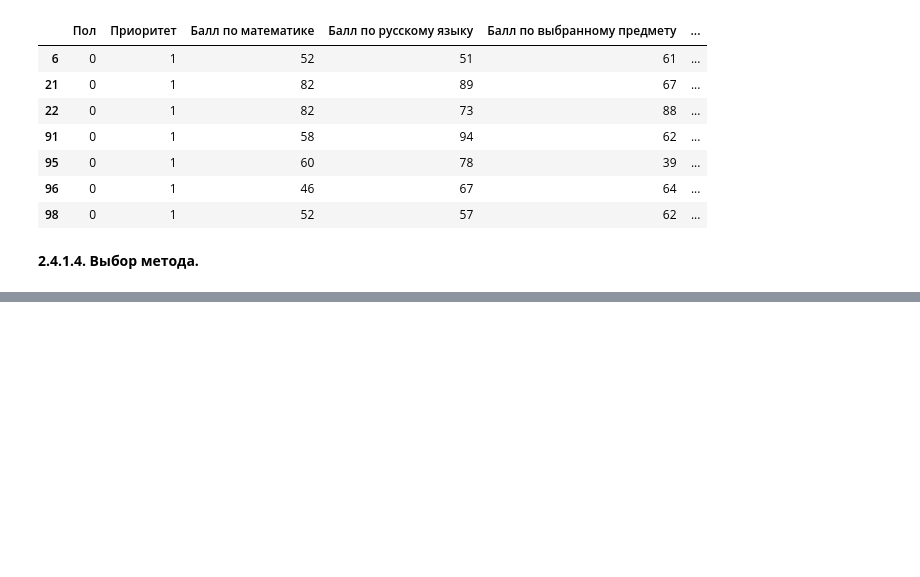
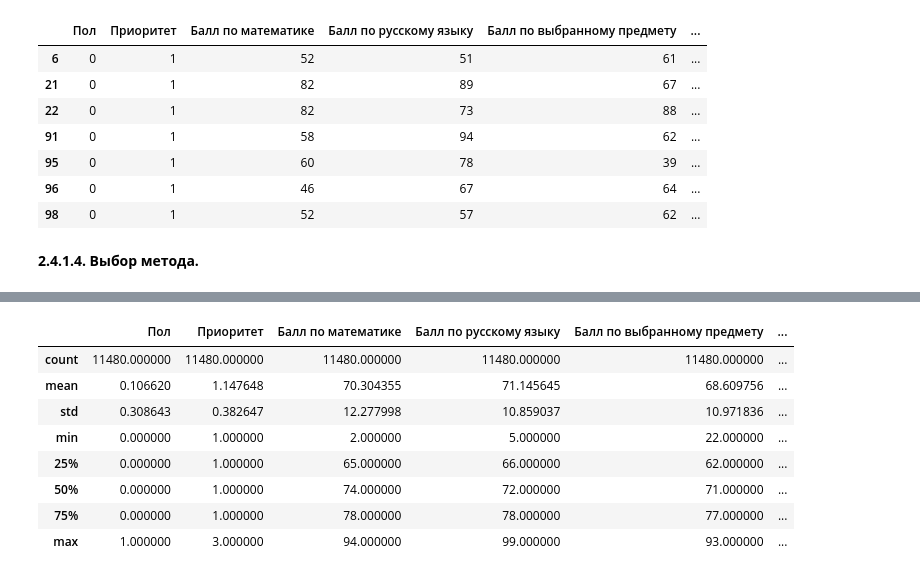
Before and after one commit to ashira09/application-of-neural-networks-to-predict-student-performance, a Jupyter notebook: nn.ipynb, the cells around one changed output, grey strips where cells are left out. Saved outputs shown, nothing was run; the diff lists cells and outputs as text; code cells hidden in the pictures; blank space fills up the shorter version.

```diff
--- a/nn.ipynb
+++ b/nn.ipynb
@@ -485,0 +606,2 @@ bisecting_kmeans_clustering_data[bisecting_kmeans_clustering_data["Успева
+# %%
+extended_df_features, extended_df_target = ForestDiffusionGenerator(gen_x_times=100, cat_cols=["Пол", "Приоритет", "Наличие серебрянной медали", "Наличие золотой медали"], adversarial_model_params={'learning_rate': 0.02, 'random_state': 42}, gen_params={'batch_size': 500, 'epochs': 40}).generate_data_pipe(df_features.drop(columns=["Средний балл по экзаменам", "Сумма баллов", "Процент от маскимального балла"]), df_target, df_features.drop(columns=["Средний балл по экзаменам", "Сумма баллов", "Процент от маскимального балла"]))
@@ -485,0 +617,12 @@ bisecting_kmeans_clustering_data[bisecting_kmeans_clustering_data["Успева
+# %%
+extended_df_features.describe()
+# %% [output]
+|  | Пол | Приоритет | Балл по математике | Балл по русскому языку | Балл по выбранному предмету | ... |
+| count | 11480.000000 | 11480.000000 | 11480.000000 | 11480.000000 | 11480.000000 | ... |
+| mean | 0.106620 | 1.147648 | 70.304355 | 71.145645 | 68.609756 | ... |
+| std | 0.308643 | 0.382647 | 12.277998 | 10.859037 | 10.971836 | ... |
+| min | 0.000000 | 1.000000 | 2.000000 | 5.000000 | 22.000000 | ... |
+| 25% | 0.000000 | 1.000000 | 65.000000 | 66.000000 | 62.000000 | ... |
+| 50% | 0.000000 | 1.000000 | 74.000000 | 72.000000 | 71.000000 | ... |
+| 75% | 0.000000 | 1.000000 | 78.000000 | 78.000000 | 77.000000 | ... |
+| max | 1.000000 | 3.000000 | 94.000000 | 99.000000 | 93.000000 | ... |
```
Also changed, not shown: parts of 35 cells of this notebook.
